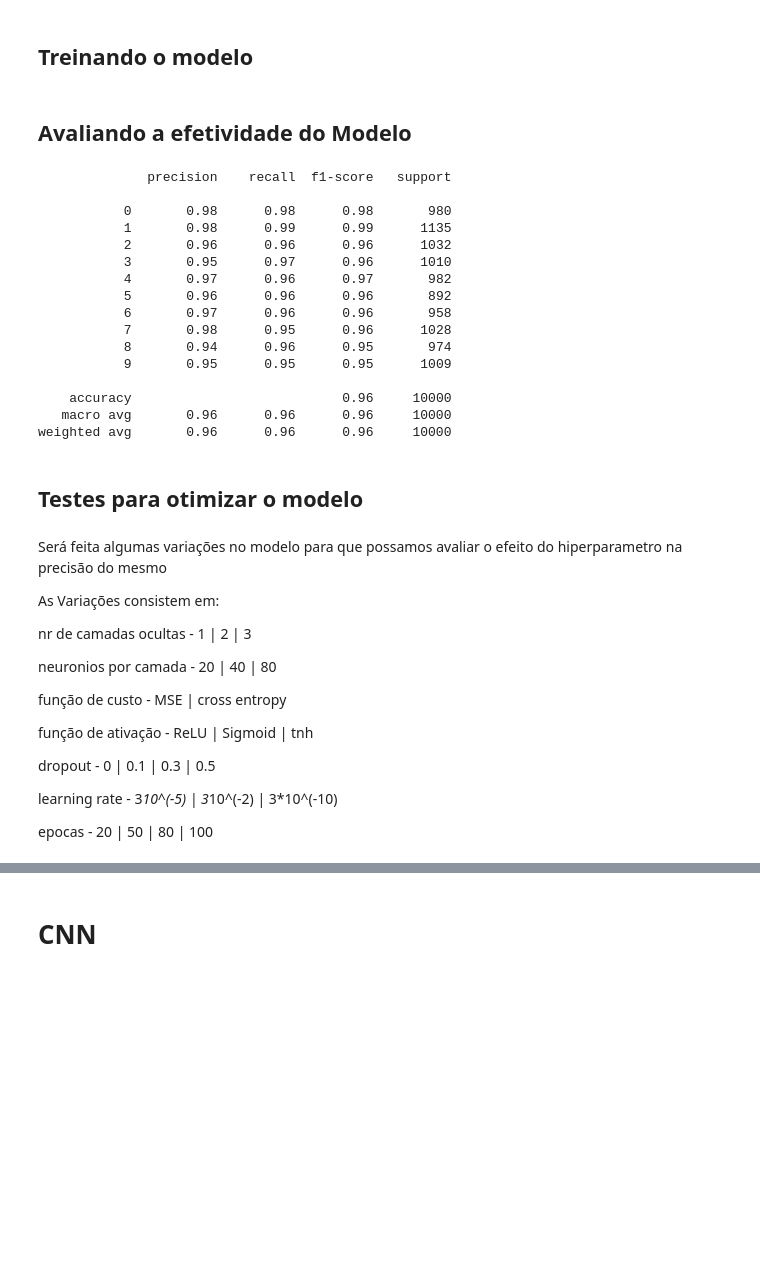
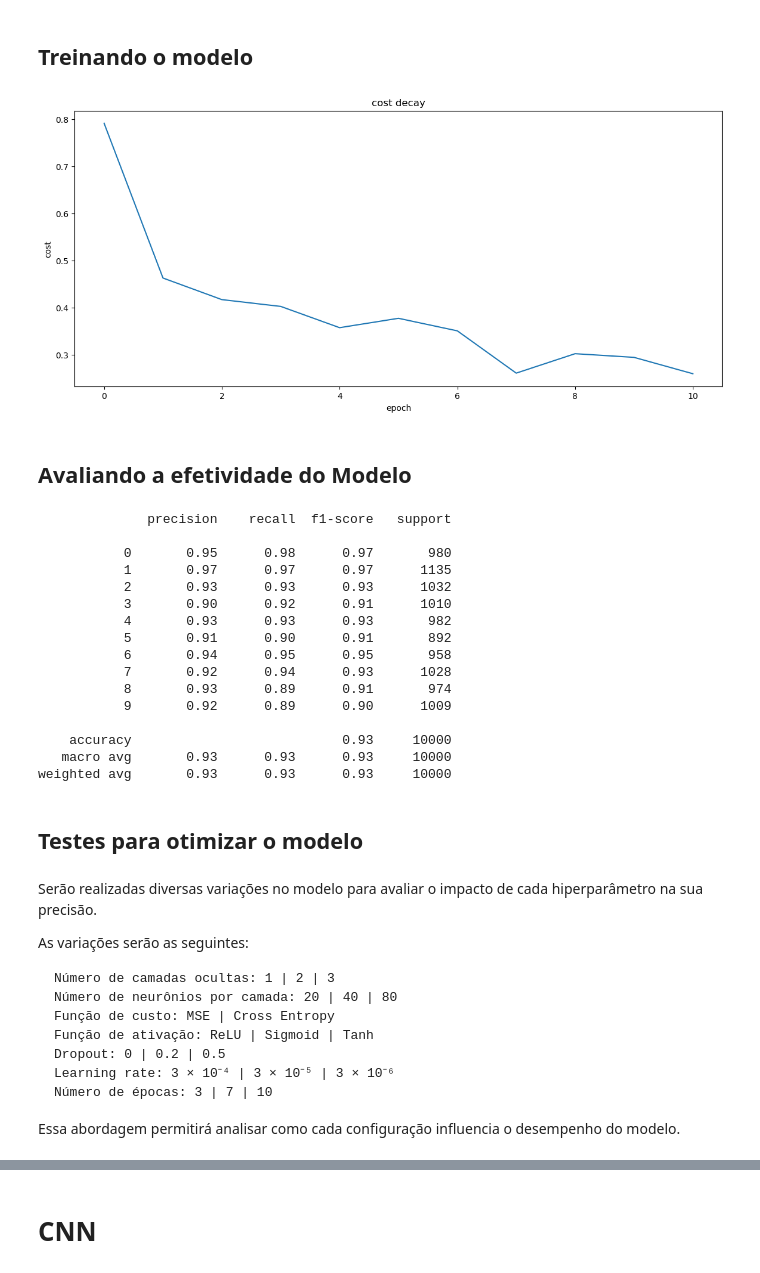
Before and after one commit to Erickllino/Projeto-IF702, a Jupyter notebook: 1o-MiniProjeto/main.ipynb, the cells around one changed output, grey strips where cells are left out. Drawn from its saved outputs; the diff is of its cells as text; code cells hidden in the pictures; blank space fills up the shorter version.

```diff
--- a/1o-MiniProjeto/main.ipynb
+++ b/1o-MiniProjeto/main.ipynb
@@ -77,26 +77,27 @@ class MLP_Model(nn.Module):
 
 
         self.A1 = nn.Flatten()
-        self.L1 = nn.Linear(28*28,80)
-        self.D1 = nn.Dropout(0.5)
-        self.A2 = nn.ReLU()
-        self.L2 = nn.Linear(80,40)
-        self.L3 = nn.Linear(40,10)
-        #self.L4 = nn.Linear(40,10)
+        self.L1 = nn.Linear(28*28,20)
+        self.D1 = nn.Dropout(0.0)
+        self.A2 = nn.Tanh()
+        self.L2 = nn.Linear(20,40)
+        self.L3 = nn.Linear(40,80)
+        self.L4 = nn.Linear(80,10)
+
 
 
     def forward(self, x):
 
         x = self.A1(x)
         x = self.L1(x)
-        #x = self.D1(x)
+        x = self.D1(x)
         x = self.A2(x)
 
         x = self.L2(x)
         x = self.A2(x)
         x = self.L3(x)
-        #x = self.A2(x)
-        #x = self.L4(x)
+        x = self.A2(x)
+        x = self.L4(x)
 
 
         return x
@@ -120,20 +121,22 @@ def training( N_Epochs, model, loss_fn, opt  ):
             opt.step()
 
 
-        """loss_list.append(loss.item())
+        loss_list.append(loss.item())
 
 
     plt.figure(figsize = (14,6))
     plt.title("cost decay")
     plt.plot(loss_list)
     plt.xlabel("epoch")
-    plt.ylabel("cost")"""
+    plt.ylabel("cost")
 # %%
-epoch = 50
+epoch = 10
 model =  MLP_Model()
 loss = nn.CrossEntropyLoss()
-opt = torch.optim.Adam( model.parameters(), lr=0.00003 )
+opt = torch.optim.Adam( model.parameters(), lr=0.0003 )
 training(epoch,model, loss, opt)
+# %% [output]
+[figure, added]
 # %% [markdown]
 ## Avaliando a efetividade do Modelo
 # %%
@@ -158,38 +161,33 @@ with torch.no_grad():
 # %% [output]
               precision    recall  f1-score   support
 
-           0       0.98      0.98      0.98       980
-           1       0.98      0.99      0.99      1135
-           2       0.96      0.96      0.96      1032
-           3       0.95      0.97      0.96      1010
-           4       0.97      0.96      0.97       982
-           5       0.96      0.96      0.96       892
-           6       0.97      0.96      0.96       958
-           7       0.98      0.95      0.96      1028
-           8       0.94      0.96      0.95       974
-           9       0.95      0.95      0.95      1009
+           0       0.95      0.98      0.97       980
+           1       0.97      0.97      0.97      1135
+           2       0.93      0.93      0.93      1032
+           3       0.90      0.92      0.91      1010
+           4       0.93      0.93      0.93       982
+           5       0.91      0.90      0.91       892
+           6       0.94      0.95      0.95       958
+           7       0.92      0.94      0.93      1028
+           8       0.93      0.89      0.91       974
+           9       0.92      0.89      0.90      1009
 
-    accuracy                           0.96     10000
-   macro avg       0.96      0.96      0.96     10000
-weighted avg       0.96      0.96      0.96     10000
+    accuracy                           0.93     10000
+   macro avg       0.93      0.93      0.93     10000
+weighted avg       0.93      0.93      0.93     10000
 # %% [markdown]
 ## Testes para otimizar o modelo
 # %% [markdown]
-Será feita algumas variações no modelo para que possamos avaliar o efeito do hiperparametro na precisão do mesmo
+Serão realizadas diversas variações no modelo para avaliar o impacto de cada hiperparâmetro na sua precisão.
 
-As Variações consistem em:
+As variações serão as seguintes:
 
+    Número de camadas ocultas: 1 | 2 | 3
+    Número de neurônios por camada: 20 | 40 | 80
+    Função de custo: MSE | Cross Entropy
+    Função de ativação: ReLU | Sigmoid | Tanh
+    Dropout: 0 | 0.2 | 0.5
+    Learning rate: 3 × 10⁻⁴ | 3 × 10⁻⁵ | 3 × 10⁻⁶
+    Número de épocas: 3 | 7 | 10
 
-nr de camadas ocultas -  1 | 2 | 3
-
-neuronios por camada - 20 | 40  | 80
-
-função de custo -  MSE | cross entropy
-
-função de ativação - ReLU | Sigmoid | tnh
-
-dropout - 0 | 0.1 | 0.3 | 0.5
-
-learning rate - 3*10^(-5) | 3*10^(-2) | 3*10^(-10)
-
-epocas - 20 | 50 | 80 | 100
+Essa abordagem permitirá analisar como cada configuração influencia o desempenho do modelo.
```
Also changed, not shown: parts of 26 cells of this notebook.
